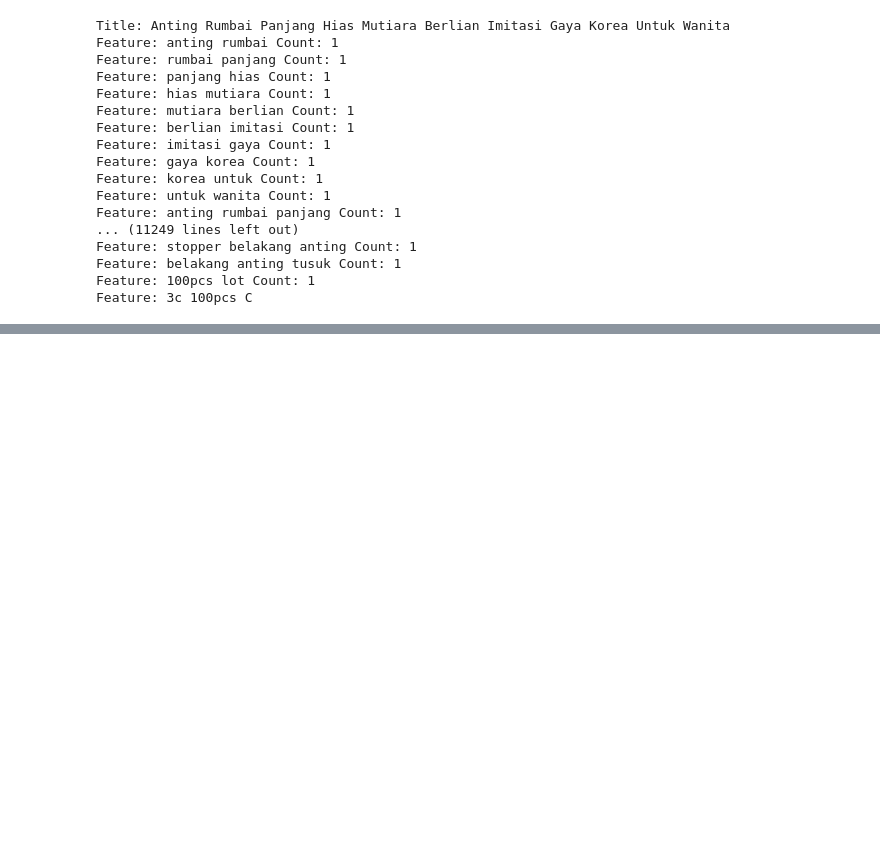
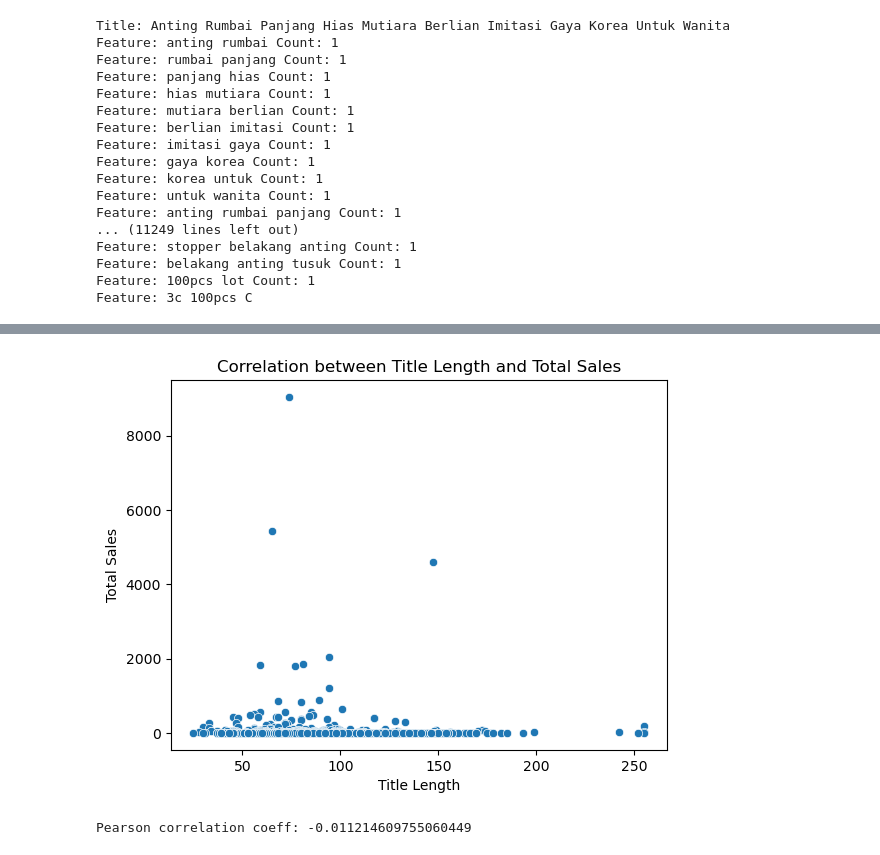
Before and after one commit to florentianayuwono/product-title-optimization, a Jupyter notebook: earrings_analysis.ipynb, the cells around one changed output, grey strips where cells are left out. Drawn from its saved outputs; the diff is of its cells as text; code cells hidden in the pictures; blank space fills up the shorter version.

Commit message:
Plot correlation between title length and total sales

```diff
--- a/earrings_analysis.ipynb
+++ b/earrings_analysis.ipynb
@@ -138,0 +146,10 @@ Word: Perhiasan, Count: 161
+# %%
+# Calculate characters length of title
+titles_length = []
+
+for title in product_titles:
+    title_length = len(title)
+    titles_length.append(title_length)
+
+titles_length_df = pd.DataFrame(titles_length, columns=['title_length'])
+df2 = pd.concat([df, titles_length_df], axis=1)
@@ -138,0 +172,3 @@ Word: Perhiasan, Count: 161
+# %%
+df3 = df2.drop(['shop_id', 'item_id', 'source', 'level2_global_be_category'], axis=1)
+df3
@@ -138,0 +189,18 @@ Word: Perhiasan, Count: 161
+# %%
+import seaborn as sns
+import matplotlib.pyplot as plt
+
+plot_data = df3.drop(['product_title'], axis=1)
+
+sns.scatterplot(data=plot_data, x='title_length', y='total_sales')
+plt.xlabel('Title Length')
+plt.ylabel('Total Sales')
+plt.title('Correlation between Title Length and Total Sales')
+plt.show()
+# %% [output]
+[figure, added]
+# %%
+correlation_coef = df3['title_length'].corr(df3['total_sales'])
+print("Pearson correlation coeff:", correlation_coef)
+# %% [output]
+Pearson correlation coeff: -0.011214609755060449
```
Also changed, not shown: parts of 3 cells of this notebook.
